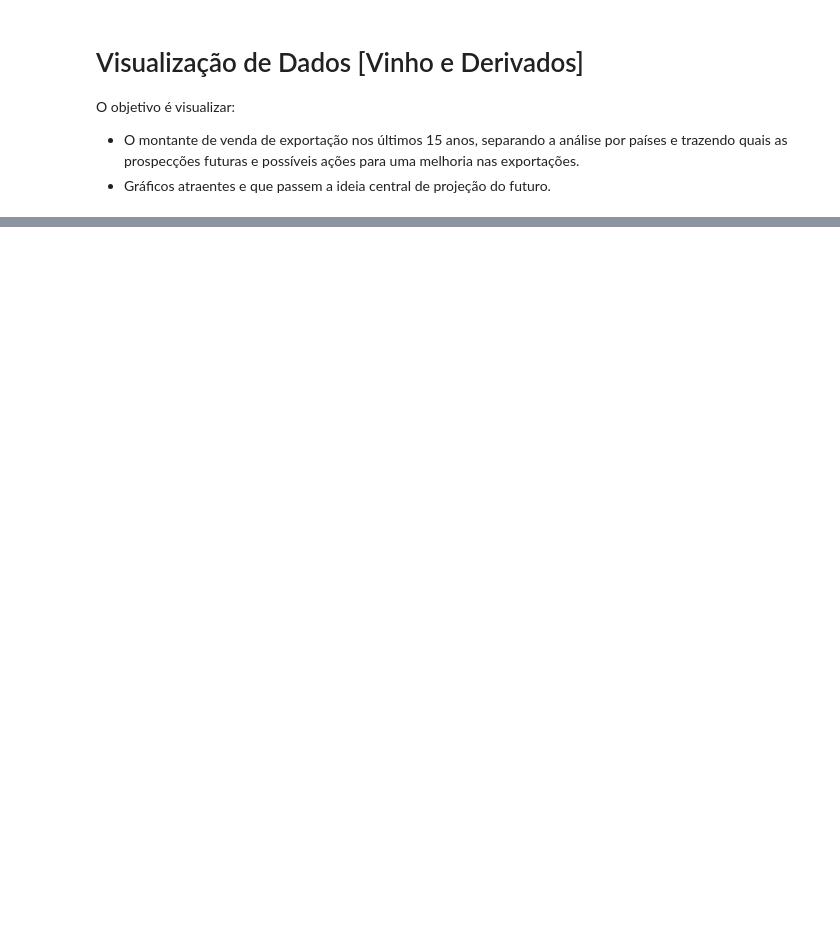
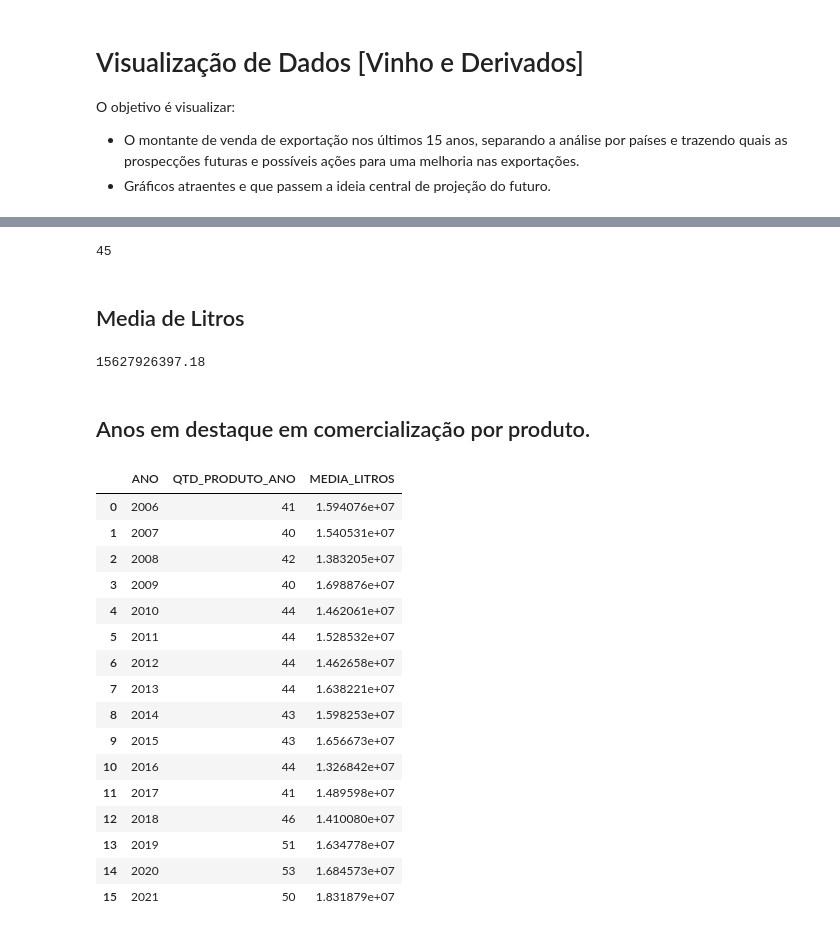
Before and after one commit to annamatias/datavisualization, a Jupyter notebook: vinicola/dash_vinicola.ipynb, the cells around one changed output, grey strips where cells are left out. Saved outputs shown, nothing was run; the diff lists cells and outputs as text; code cells hidden in the pictures; blank space fills up the shorter version.

```diff
--- a/vinicola/dash_vinicola.ipynb
+++ b/vinicola/dash_vinicola.ipynb
@@ -37,0 +127,47 @@ producao_vinhos()
+# %%
+# Ignorando sessão de tipo de produto, para contagem limpa de produtos fabricados
+lista = ['VINHO DE MESA', '  Tinto', '  Rosado', '  Branco', 'VINHO  FINO DE MESA', 'VINHO FRIZANTE', 'VINHO ESPECIAL', 'ESPUMANTES', '  Espumante  Moscatel', '  Espumante', 'SUCO DE UVAS', 'SUCO DE UVAS CONCENTRADO', 'OUTROS PRODUTOS COMERCIALIZADOS', '  Agrin (fermentado, acetico misto)', '  Bagaceira (graspa)', '  Bebida de uva', '  Brandy (conhaque)', '  Cooler', '  Coquetel com vinho', '  Destilado de vinho', '  Filtrado doce', '  Jeropiga', '  Mistelas', '  Mosto de uva', '  Nectar de uva', '  Outros produtos', '  Polpa de uva', '  Preparado líquido para refresco', '  Sangria', '  Vinagre balsamico', '  Vinagre duplo', '  Vinagre simples', '  Vinho acetificado', '  Vinho base para espumantes', '  Vinho composto', '  Vinho licoroso', '  Borra seca', '  Base champenoise champanha', '  Base charmat champanha', '  Base espumante moscatel', '  Borra líquida', 'Aguardente de vinho 50°gl', '  Alcool vinico', '  Outros vinhos (sem informação detalhada)', 'Refrigerante +50% suco', '  Vinho leve', '  Vinho gaseificado', 'VINHO ORGÂNICO', '  Espumante Orgânico', '   Suco Natural Integral', '   Suco Reprocessado/reconstituido', '   Suco Orgânico', '   Outros sucos de uvas', '  Mosto sulfitado']
+
+contagem = 0
+
+for elemento in lista:
+    if not elemento.isupper():
+        contagem += 1
+    else:
+        contagem = contagem
+
+print(contagem)
+# %% [output]
+45
+# %% [markdown]
+## Media de Litros
+# %%
+valor_m3 = df_comercio["QTD_LITRO"].mean()
+equivalente_litros = valor_m3 * 1000
+
+print(round(equivalente_litros, 2))
+# %% [output]
+15627926397.18
+# %% [markdown]
+## Anos em destaque em comercialização por produto.
+# %%
+df_comercio_grouped = df_comercio.groupby('ANO').agg(QTD_PRODUTO_ANO=('PRODUTO', 'count'), MEDIA_LITROS=('QTD_LITRO', 'mean')).reset_index()
+df_comercio_grouped
+# %% [output]
+|  | ANO | QTD_PRODUTO_ANO | MEDIA_LITROS |
+| 0 | 2006 | 41 | 1.594076e+07 |
+| 1 | 2007 | 40 | 1.540531e+07 |
+| 2 | 2008 | 42 | 1.383205e+07 |
+| 3 | 2009 | 40 | 1.698876e+07 |
+| 4 | 2010 | 44 | 1.462061e+07 |
+| 5 | 2011 | 44 | 1.528532e+07 |
+| 6 | 2012 | 44 | 1.462658e+07 |
+| 7 | 2013 | 44 | 1.638221e+07 |
+| 8 | 2014 | 43 | 1.598253e+07 |
+| 9 | 2015 | 43 | 1.656673e+07 |
+| 10 | 2016 | 44 | 1.326842e+07 |
+| 11 | 2017 | 41 | 1.489598e+07 |
+| 12 | 2018 | 46 | 1.410080e+07 |
+| 13 | 2019 | 51 | 1.634778e+07 |
+| 14 | 2020 | 53 | 1.684573e+07 |
+| 15 | 2021 | 50 | 1.831879e+07 |
```
Also changed, not shown: parts of 34 cells of this notebook, 1 other file.
